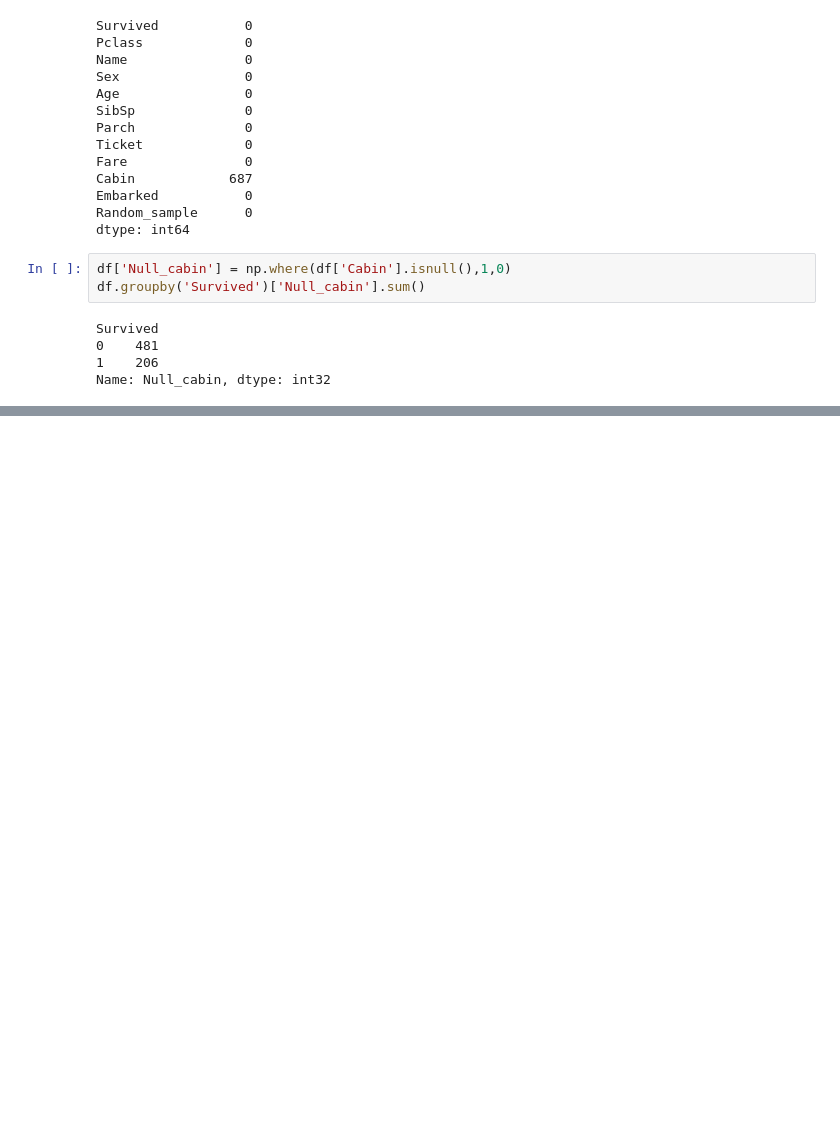
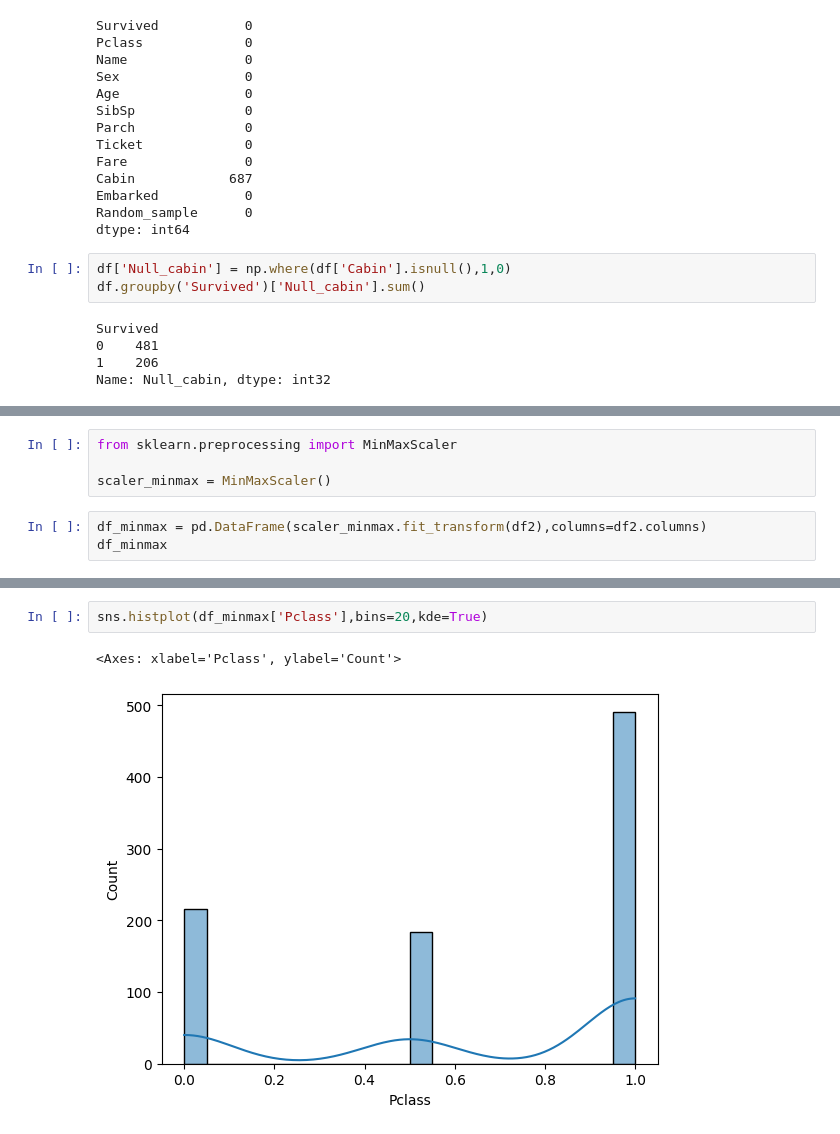
Before and after one commit to singh-manavv/Titanic-Dataset, a Jupyter notebook: titanic.ipynb, the cells around one changed output, grey strips where cells are left out. Saved outputs shown, nothing was run; the diff lists cells and outputs as text; blank space fills up the shorter version.

```diff
--- a/titanic.ipynb
+++ b/titanic.ipynb
@@ -237,0 +319,7 @@ Name: Cabin, Length: 891, dtype: object
+# %%
+from sklearn.preprocessing import MinMaxScaler
+
+scaler_minmax = MinMaxScaler()
+# %%
+df_minmax = pd.DataFrame(scaler_minmax.fit_transform(df2),columns=df2.columns)
+df_minmax
@@ -237,0 +340,5 @@ Name: Cabin, Length: 891, dtype: object
+# %%
+sns.histplot(df_minmax['Pclass'],bins=20,kde=True)
+# %% [output]
+<Axes: xlabel='Pclass', ylabel='Count'>
+[figure, added]
```
Also changed, not shown: parts of 26 cells of this notebook.
